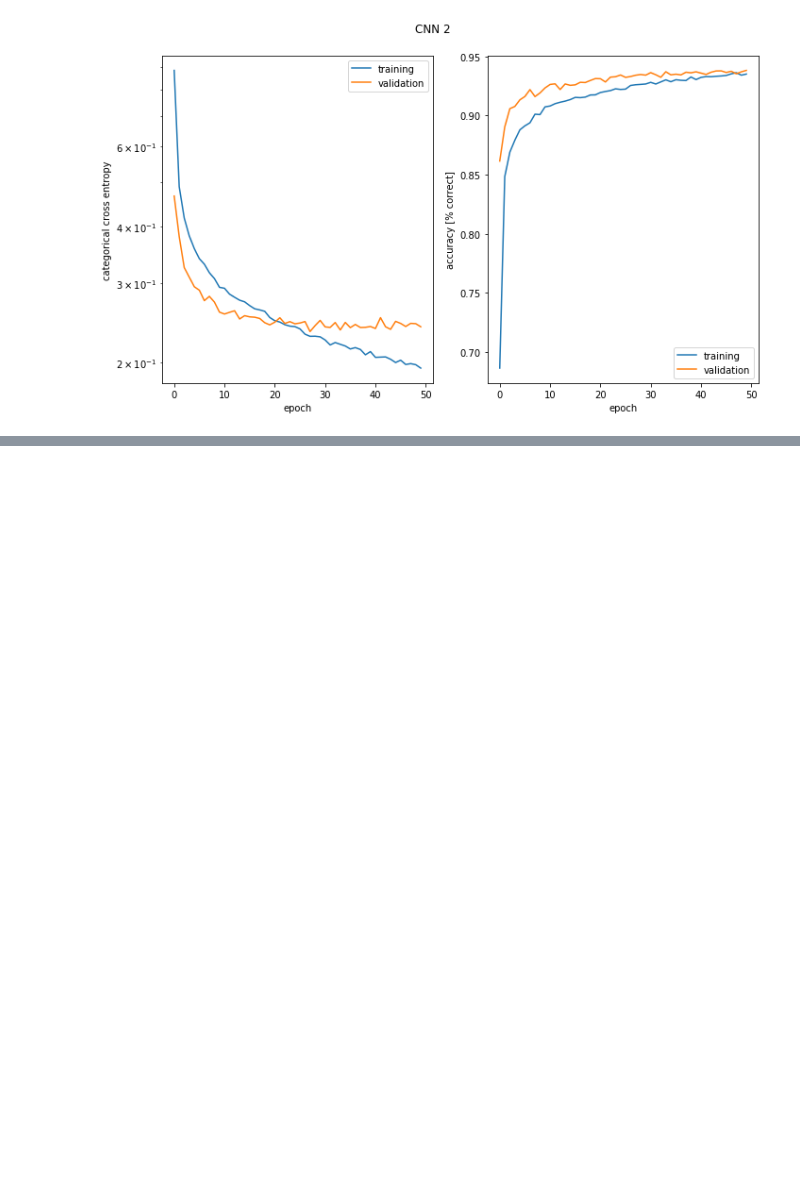
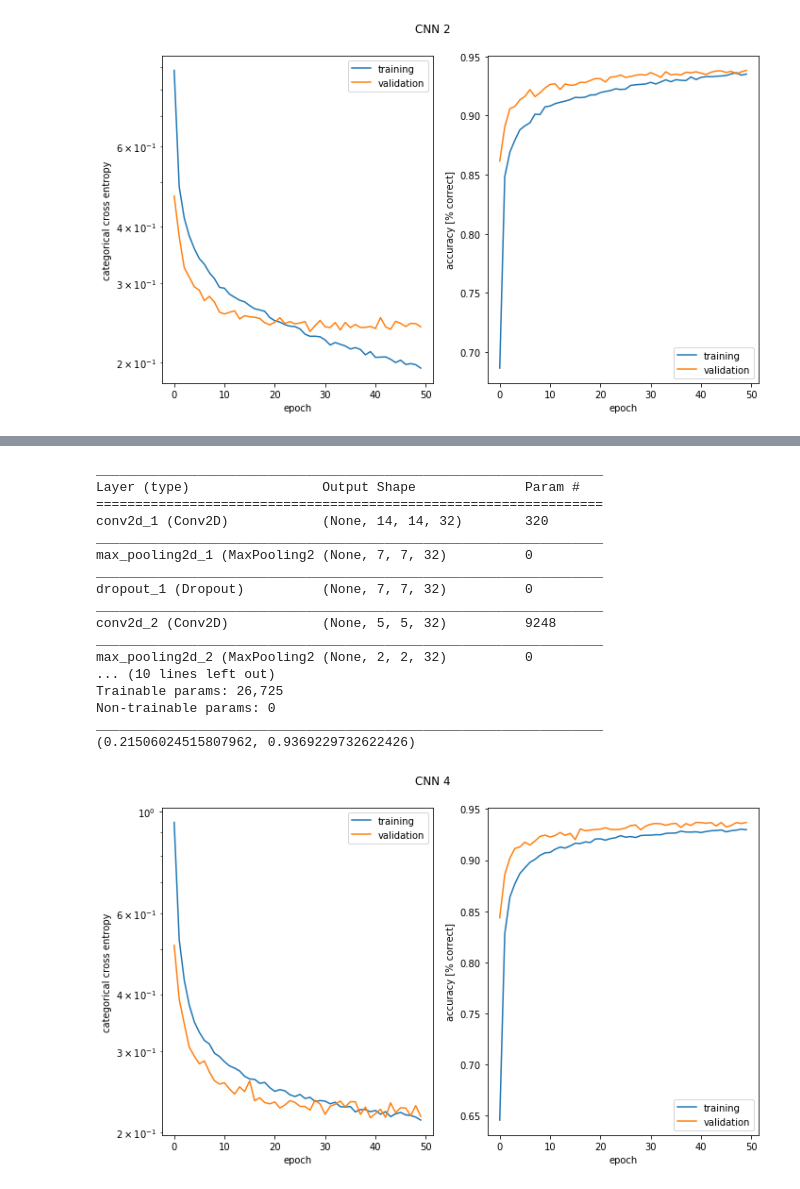
Before and after one commit to adrian-valente/ANN_project1, a Jupyter notebook: miniproject1.ipynb, the cells around one changed output, grey strips where cells are left out. Cells and saved outputs as stored; diff of their text form; code cells hidden in the pictures; blank space fills up the shorter version.

```diff
--- a/miniproject1.ipynb
+++ b/miniproject1.ipynb
@@ -1165,0 +1269,42 @@ _________________________________________________________________
+# %%
+#Same, with dropout
+model = Sequential()
+model.add(Conv2D(32, kernel_size=(3, 3),
+                 activation='relu',
+                 input_shape=input_shape))
+model.add(MaxPooling2D(pool_size=(2, 2)))
+model.add(Dropout(0.25))
+model.add(Conv2D(32, kernel_size=(3, 3),
+                 activation='relu',
+                 input_shape=input_shape))
+model.add(MaxPooling2D(pool_size=(2, 2)))
+model.add(Flatten())
+model.add(Dense(128, activation='relu'))
+model.add(Dropout(0.5))
+model.add(Dense(5, activation='softmax'))
+model.summary()
+model.compile(optimizer='adam', loss='categorical_crossentropy', metrics=['accuracy'])
+history_cnn4 = fit_model(model, x_train_cnn, y_train, epochs=50, verbose=1, validation_data=(x_test_cnn, y_test))
+score_cnn4 = bestValidationScore(history_cnn4)
+print(score_cnn4)
+plot_history(history_cnn4, title="CNN 4")
+model_cnn4 = model
+# %% [output]
+_________________________________________________________________
+Layer (type)                 Output Shape              Param #
+=================================================================
+conv2d_1 (Conv2D)            (None, 14, 14, 32)        320
+_________________________________________________________________
+max_pooling2d_1 (MaxPooling2 (None, 7, 7, 32)          0
+_________________________________________________________________
+dropout_1 (Dropout)          (None, 7, 7, 32)          0
+_________________________________________________________________
+conv2d_2 (Conv2D)            (None, 5, 5, 32)          9248
+_________________________________________________________________
+max_pooling2d_2 (MaxPooling2 (None, 2, 2, 32)          0
+... (10 lines left out)
+Trainable params: 26,725
+Non-trainable params: 0
+_________________________________________________________________
+(0.21506024515807962, 0.9369229732622426)
+[figure, added]
```
Also changed, not shown: parts of 40 cells of this notebook.
